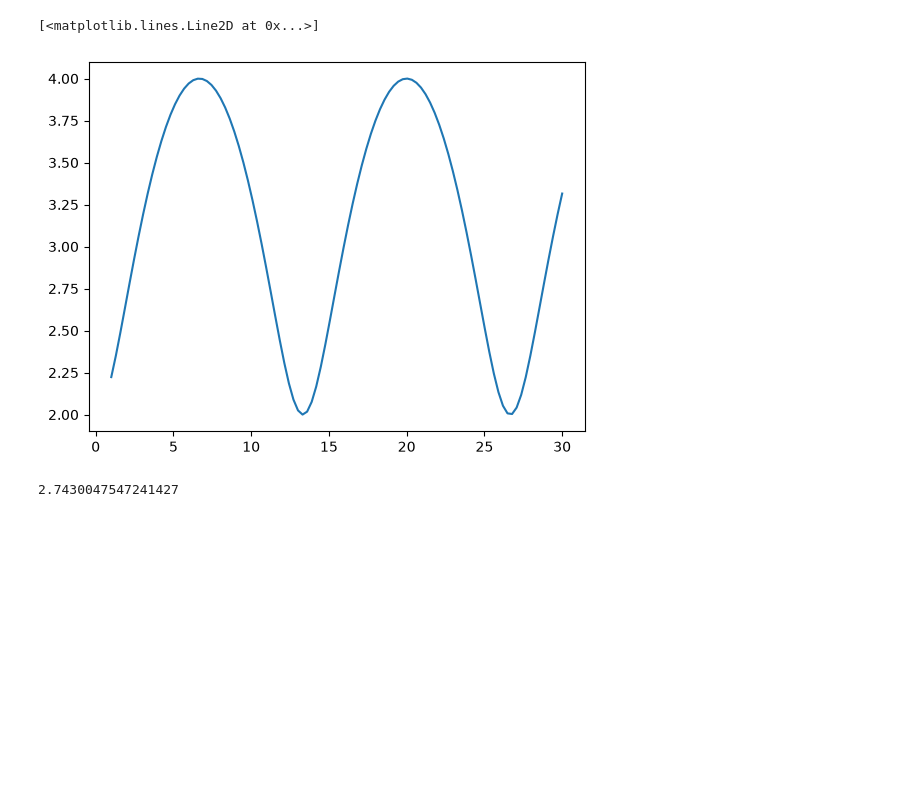
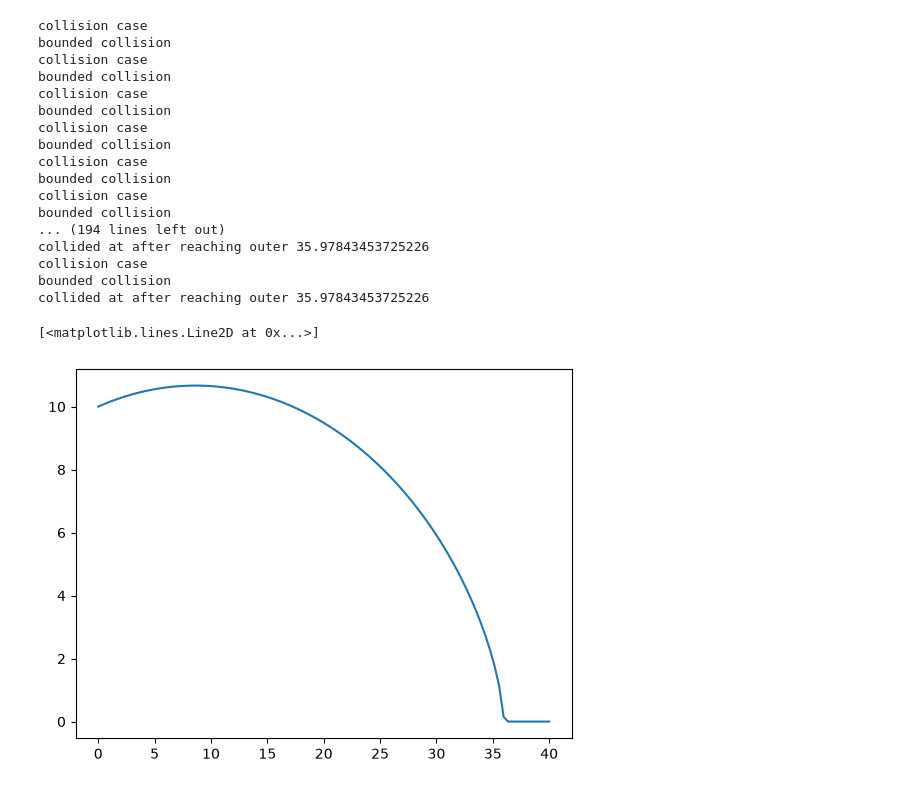
Before and after one commit to Adam-Omarali/n-body-simulation, a Jupyter notebook: prototyping.ipynb, the cells around one changed output. Cells and saved outputs as stored; diff of their text form; code cells hidden in the pictures; blank space fills up the shorter version.

Commit message:
handling collisions and code for determining initial conditions to test them

```diff
--- a/prototyping.ipynb
+++ b/prototyping.ipynb
@@ -17,20 +49,4 @@ def cross2d(r1: np.array, r2: np.array) -> float:
 # %%
-G = 1
-dt = 0.01
-steps = 25000
-
-epsilon = 0.0001
-
-m1 = 5
-m2 = 1
-p_initial_m1 = np.array([1, 0])
-p_initial_m2 = np.array([-1, 0])
-v_initial_m1 = np.array([0, 1])
-v_initial_m2 = np.array([0, -1])
-
-M = m1+m2
-mu = (m1*m2) / M
-
 r_i = p_initial_m1 - p_initial_m2
 v_dot_i = v_initial_m1 - v_initial_m2
 R_com_i = (p_initial_m1 * m1 + p_initial_m2 * m2) / M
@@ -55,4 +71,12 @@ print("Veff_i:", Veff_i)
 
 r_critical = np.dot(L_com, L_com) / mu * 1 / (G * m1 * m2)
 # r_critical should be equivalent to brentq(dVeff_dr, epsilon, 100)
+
+def initial_direction():
+
+    direction = np.dot(v_dot_i, r_i)
+    if direction == 0:
+        return -dVeff_dr(r_mag_i)
+
+    return np.sign(direction)
 # %% [output]
@@ -77,6 +99,21 @@ def radial_kinetic_energy(r_mag):
     return E - Veff(r_mag)
 
 def turning_points():
+
+    #collision case
+    if np.isclose(L_com, 0):
+        if E < 0:
+            r_outer = -G*m1*m2 / E
+            return {
+                "inner": None,
+                "outer": r_outer
+            }
+
+        return {
+            "inner": None,
+            "outer": None
+        }
+
     inner_bound = r_critical / 2
     while radial_kinetic_energy(inner_bound) > 0:
         inner_bound /= 2
@@ -147,12 +213,25 @@ def radius_at_time(t):
     return brentq(lambda r: integrand(tp["inner"], r) - curr_cycle, tp["inner"], tp["outer"])
 # %%
-t_values = np.linspace(1, 30, 100)
+t_values = np.linspace(0, 40, 100)
 y_data = [radius_at_time(t) for t in t_values]
 plt.plot(t_values, y_data)
 # %% [output]
-[<matplotlib.lines.Line2D at 0x...>]
+collision case
+bounded collision
+collision case
+bounded collision
+collision case
+bounded collision
+collision case
+bounded collision
+collision case
+bounded collision
+collision case
+bounded collision
+... (194 lines left out)
+collided at after reaching outer 35.97843453725226
+collision case
+bounded collision
+collided at after reaching outer 35.97843453725226
+[<matplotlib.lines.Line2D at 0x...>]
-[figure, old version]
+[figure, new version]
-# %%
-integrand(5)
-# %% [output]
-2.7430047547241427
```
Also changed, not shown: parts of 7 cells of this notebook.
